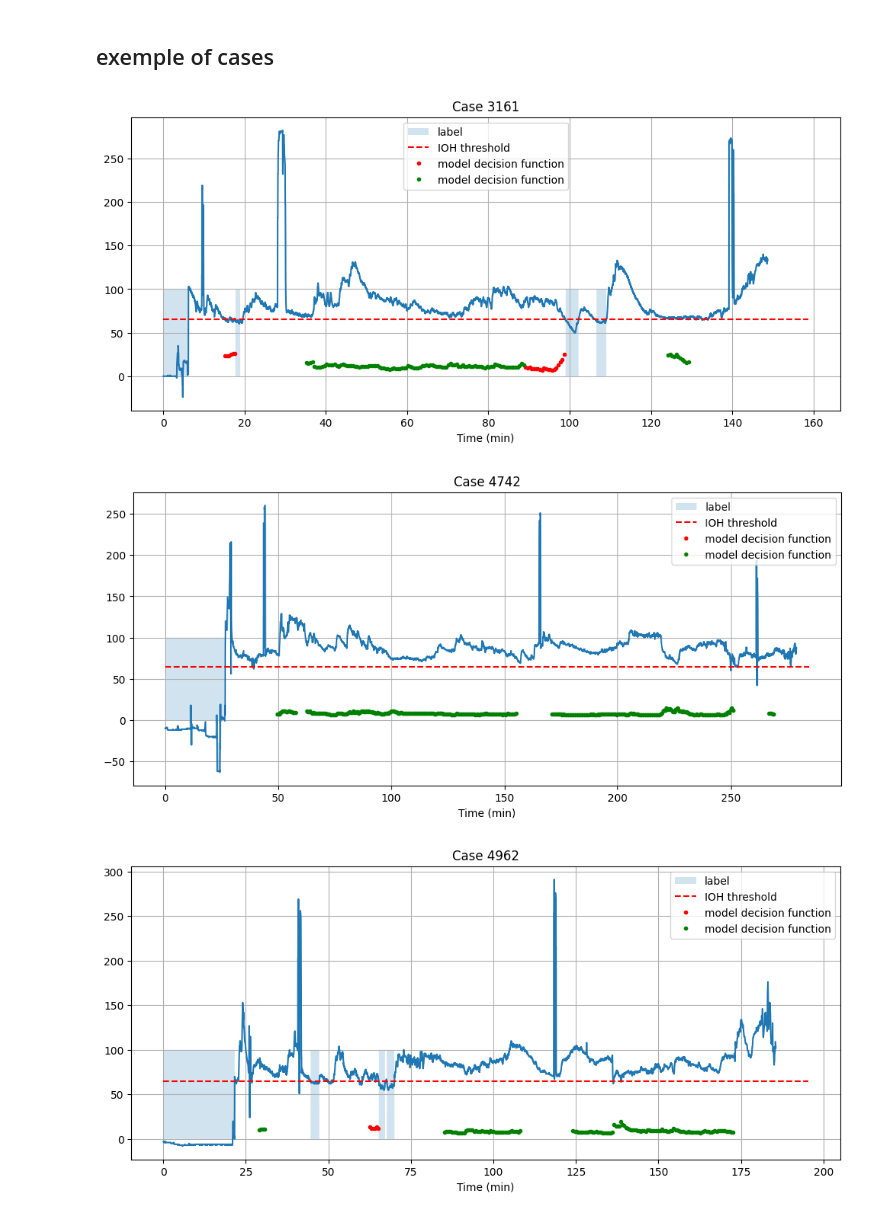
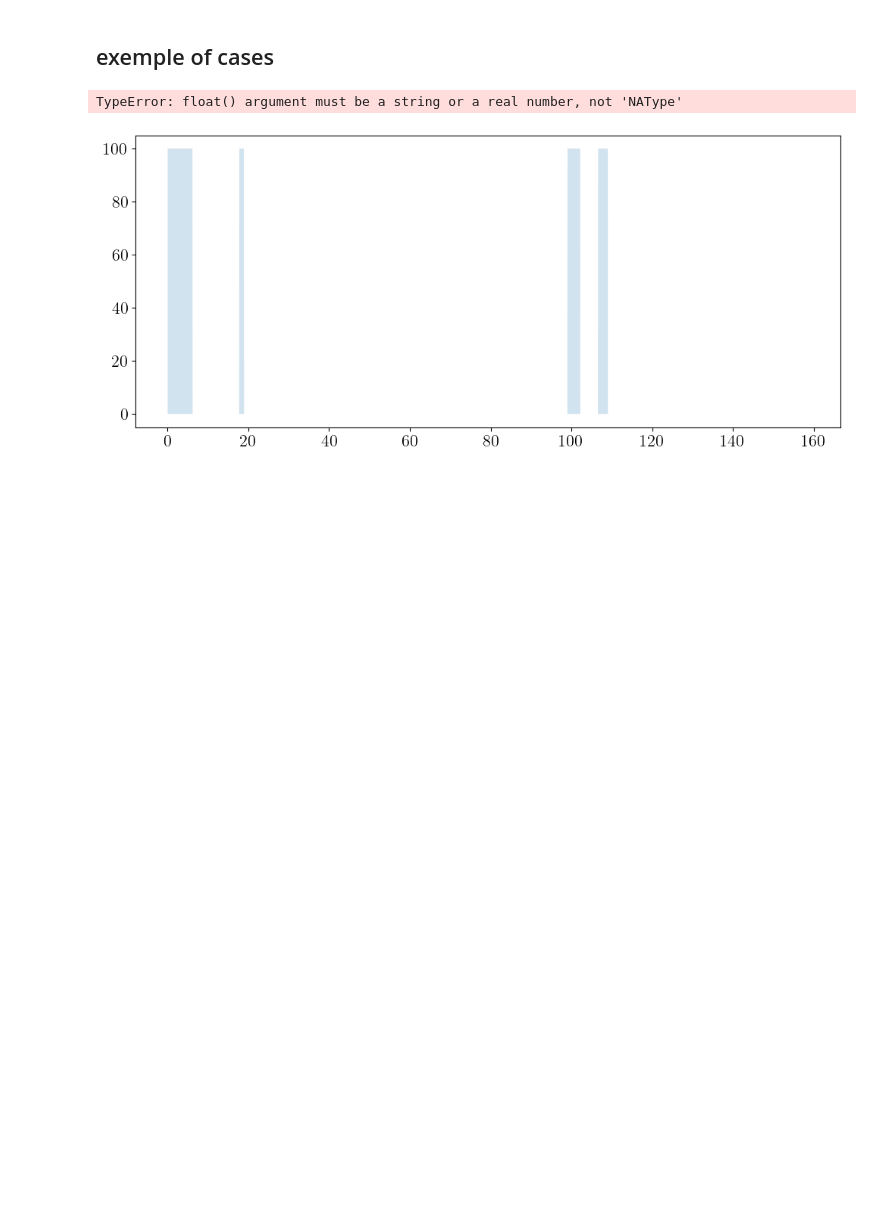
Before and after one commit to BobAubouin/hypotension_pred, a Jupyter notebook: scripts/experiments/xgboost_model.ipynb, the cells around one changed output. Cells and saved outputs as stored; diff of their text form; code cells hidden in the pictures; blank space fills up the shorter version.

```diff
--- a/scripts/experiments/xgboost_model.ipynb
+++ b/scripts/experiments/xgboost_model.ipynb
@@ -71,14 +72,16 @@ FEATURE_NAME = (
 train = train.dropna(subset=FEATURE_NAME)
 test = test.dropna(subset=FEATURE_NAME)
 print(
-    f'{len(train)} train samples and {len(test)} test samples, positive rate = {test["label"].mean():.2f}'
+    f"{len(train):,d} train samples, "
+    f"{len(test):,d} test samples, "
+    f"{test['label'].mean():.2%} positive rate."
 )
 
 # Set model file, create models folder if does not exist.
 model_folder = Path("data/models")
 if not model_folder.exists():
     model_folder.mkdir()
-model_file = model_folder / "xgb.json"
+model_file = model_folder / "xgb_stest4.json"
 
 
 if model_file.exists():
@@ -307,7 +325,7 @@ from scripts.dataLoader import label_caseid
 np.random.seed(10)
 cases = np.random.choice(test['caseid'].unique(), 3, replace=False)
 model = xgb.Booster()
-model.load_model(f'data/models/xgb.json')
+model.load_model(model_file)
 for case in cases:
     raw_case = pd.read_parquet(f'data/cases/case-{case:04d}.parquet')
     raw_case.rename(columns={'Solar8000/ART_MBP': 'mbp'}, inplace=True)
@@ -321,33 +339,33 @@ for case in cases:
     raw_case = raw_case.resample('2s').first()
     raw_case= label_caseid(raw_case, 2)
 
     segment_data = test[test['caseid'] == case]
 
     segment_data = segment_data.dropna(subset=FEATURE_NAME)
     x_test = segment_data[FEATURE_NAME]
     y_pred = model.predict(xgb.DMatrix(x_test))
 
     plt.figure(figsize=(12, 5))
     plt.fill_between(raw_case.index.seconds /60, np.zeros(len(raw_case.index)), raw_case.label*100, label='label', alpha=0.2)
+    # FIXME: raw_case.mbp might be NaN. fillna(0) ?
     plt.plot(raw_case.index.seconds /60, raw_case['mbp'])
     plt.hlines(65, raw_case.index.seconds[0]/60, raw_case.index.seconds[-1]/60, color='r', linestyle='--', label='IOH threshold')
 
     #plot in red point labeled as IOH
     plt.plot(segment_data[segment_data.label>0].time / np.timedelta64(1, 's') /60,y_pred[segment_data.label>0]*100, 'r.', label='model decision function')
     plt.plot(segment_data[segment_data.label==0].time / np.timedelta64(1, 's') /60,y_pred[segment_data.label==0]*100, 'g.', label='model decision function')
 
 
     # plt.plot(segment_data.time / np.timedelta64(1, 's') /60,segment_data.time_before_IOH, 'x', label='model decision function')
 
     plt.xlabel('Time (min)')
     # plt.xlim([100, 120])
     # plt.xlim([235, 245])
     # plt.ylim([0, 100])
     plt.legend()
     plt.title(f'Case {case}')
     plt.grid()
     plt.show()
 # %% [output]
+TypeError: float() argument must be a string or a real number, not 'NAType'
-[figure, old version]
+[figure, new version]
-[figure, removed]
-[figure, removed]
```
Also changed, not shown: parts of 10 cells of this notebook, 1 other file.
